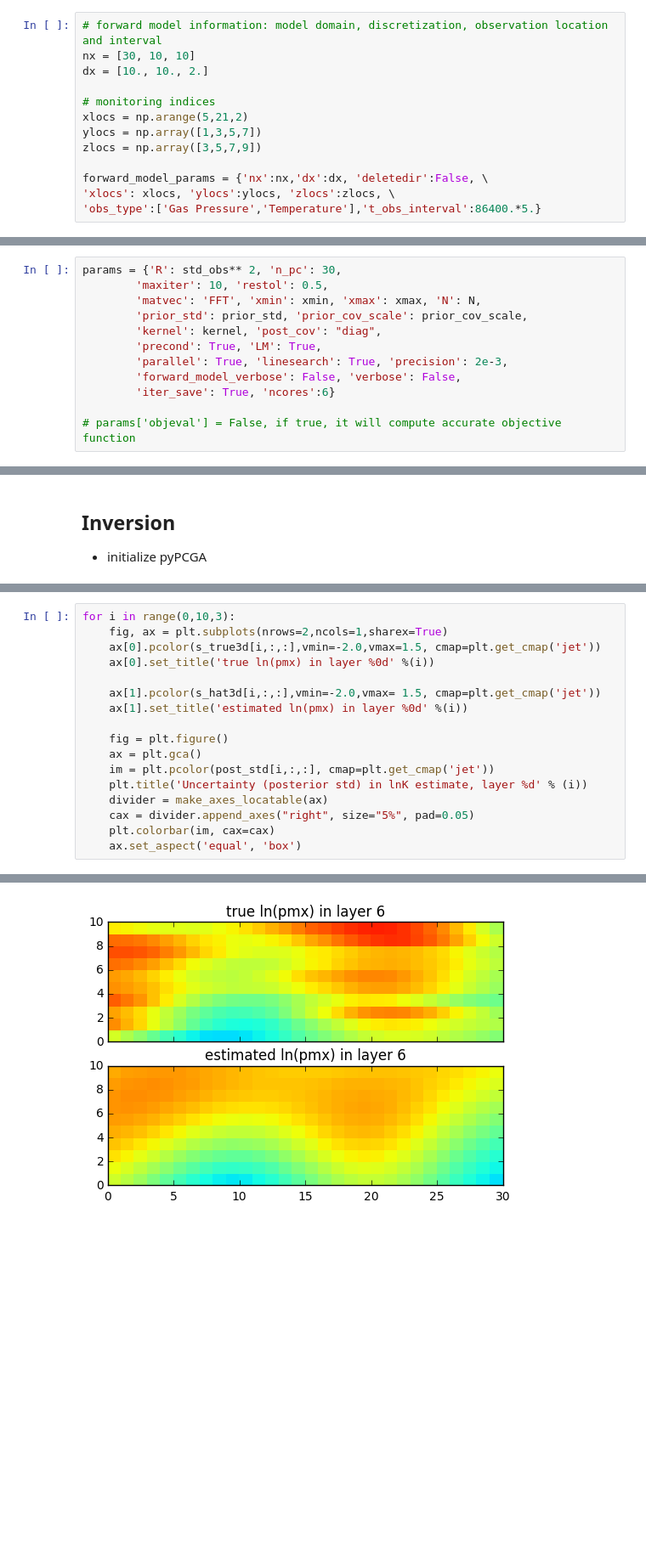
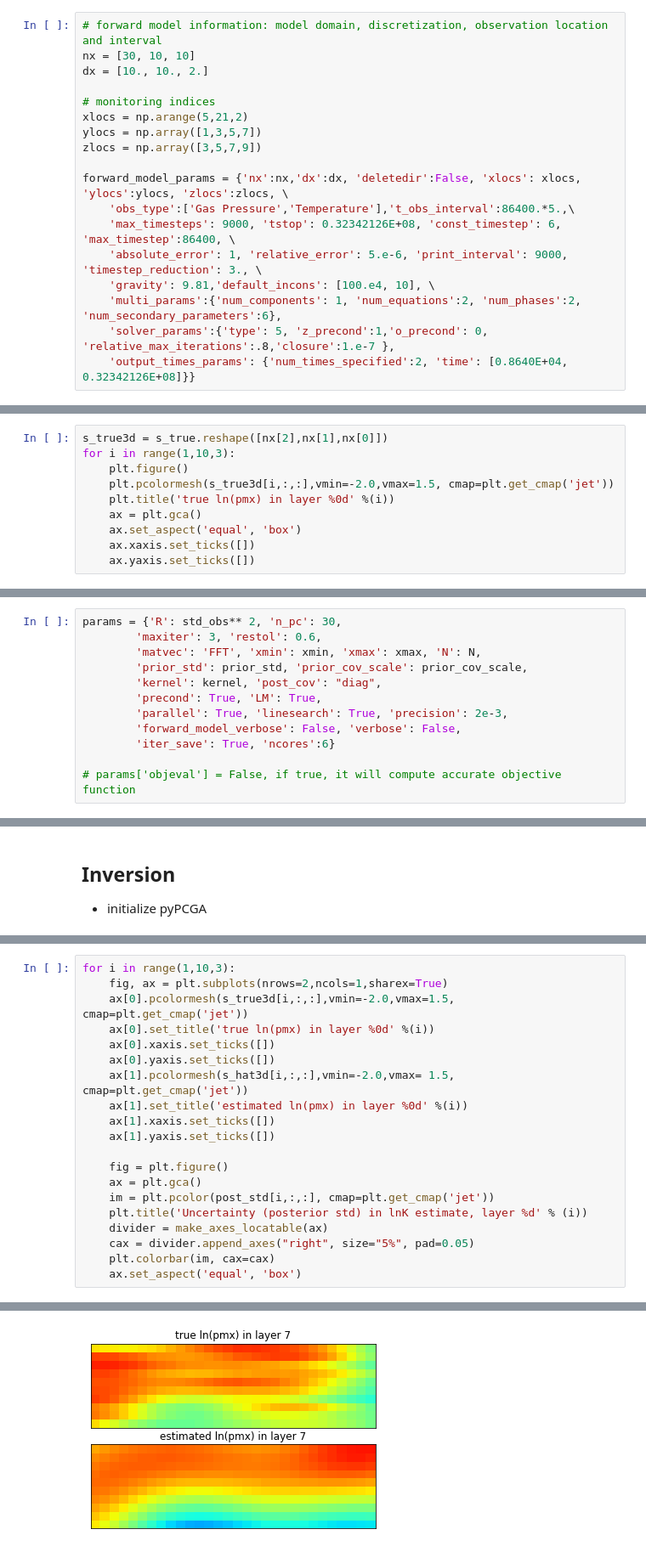
Before and after one commit to jonghyunharrylee/pyPCGA, a Jupyter notebook: examples/tough_heat/joint_inversion_example_tough.ipynb, the cells around one changed output, grey strips where cells are left out. Shown: that part at 85% size. Saved outputs shown, nothing was run; the diff lists cells and outputs as text; blank space fills up the shorter version.

```diff
--- a/examples/tough_heat/joint_inversion_example_tough.ipynb
+++ b/examples/tough_heat/joint_inversion_example_tough.ipynb
@@ -51,6 +53,11 @@ xlocs = np.arange(5,21,2)
 ylocs = np.array([1,3,5,7])
 zlocs = np.array([3,5,7,9])
 
-forward_model_params = {'nx':nx,'dx':dx, 'deletedir':False, \
-'xlocs': xlocs, 'ylocs':ylocs, 'zlocs':zlocs, \
-'obs_type':['Gas Pressure','Temperature'],'t_obs_interval':86400.*5.}
+forward_model_params = {'nx':nx,'dx':dx, 'deletedir':False, 'xlocs': xlocs, 'ylocs':ylocs, 'zlocs':zlocs, \
+    'obs_type':['Gas Pressure','Temperature'],'t_obs_interval':86400.*5.,\
+    'max_timesteps': 9000, 'tstop': 0.32342126E+08, 'const_timestep': 6, 'max_timestep':86400, \
+    'absolute_error': 1, 'relative_error': 5.e-6, 'print_interval': 9000, 'timestep_reduction': 3., \
+    'gravity': 9.81,'default_incons': [100.e4, 10], \
+    'multi_params':{'num_components': 1, 'num_equations':2, 'num_phases':2, 'num_secondary_parameters':6},
+    'solver_params':{'type': 5, 'z_precond':1,'o_precond': 0, 'relative_max_iterations':.8,'closure':1.e-7 },
+    'output_times_params': {'num_times_specified':2, 'time': [0.8640E+04, 0.32342126E+08]}}
@@ -56,0 +68,10 @@ forward_model_params = {'nx':nx,'dx':dx, 'deletedir':False, \
+# %%
+s_true3d = s_true.reshape([nx[2],nx[1],nx[0]])
+for i in range(1,10,3):
+    plt.figure()
+    plt.pcolormesh(s_true3d[i,:,:],vmin=-2.0,vmax=1.5, cmap=plt.get_cmap('jet'))
+    plt.title('true ln(pmx) in layer %0d' %(i))
+    ax = plt.gca()
+    ax.set_aspect('equal', 'box')
+    ax.xaxis.set_ticks([])
+    ax.yaxis.set_ticks([])
@@ -115,7 +135,7 @@ def forward_model(s, parallelization, ncores=None):
 - PCGA inversion parameters
 # %%
 params = {'R': std_obs** 2, 'n_pc': 30,
-        'maxiter': 10, 'restol': 0.5,
+        'maxiter': 3, 'restol': 0.6,
         'matvec': 'FFT', 'xmin': xmin, 'xmax': xmax, 'N': N,
         'prior_std': prior_std, 'prior_cov_scale': prior_cov_scale,
         'kernel': kernel, 'post_cov': "diag",
@@ -200,13 +208,16 @@ post_std = post_std.reshape([nx[2],nx[1],nx[0]])
 
 from mpl_toolkits.axes_grid1 import make_axes_locatable
 # %%
-for i in range(0,10,3):
+for i in range(1,10,3):
     fig, ax = plt.subplots(nrows=2,ncols=1,sharex=True)
-    ax[0].pcolor(s_true3d[i,:,:],vmin=-2.0,vmax=1.5, cmap=plt.get_cmap('jet'))
+    ax[0].pcolormesh(s_true3d[i,:,:],vmin=-2.0,vmax=1.5, cmap=plt.get_cmap('jet'))
     ax[0].set_title('true ln(pmx) in layer %0d' %(i))
-
-    ax[1].pcolor(s_hat3d[i,:,:],vmin=-2.0,vmax= 1.5, cmap=plt.get_cmap('jet'))
+    ax[0].xaxis.set_ticks([])
+    ax[0].yaxis.set_ticks([])
+    ax[1].pcolormesh(s_hat3d[i,:,:],vmin=-2.0,vmax= 1.5, cmap=plt.get_cmap('jet'))
     ax[1].set_title('estimated ln(pmx) in layer %0d' %(i))
+    ax[1].xaxis.set_ticks([])
+    ax[1].yaxis.set_ticks([])
 
     fig = plt.figure()
     ax = plt.gca()
@@ -224 +235 @@ for i in range(0,10,3):
-[figure, old version]
+[figure, new version]
```
Also changed, not shown: parts of 18 cells of this notebook.
